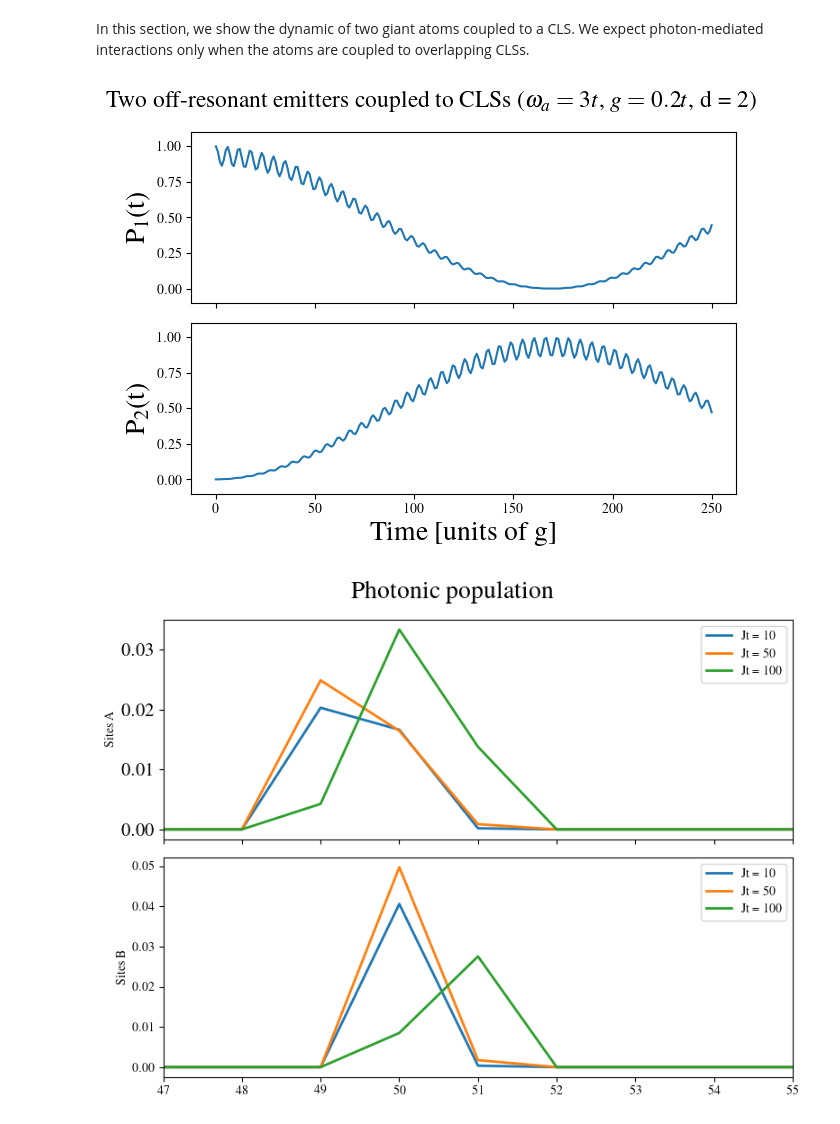
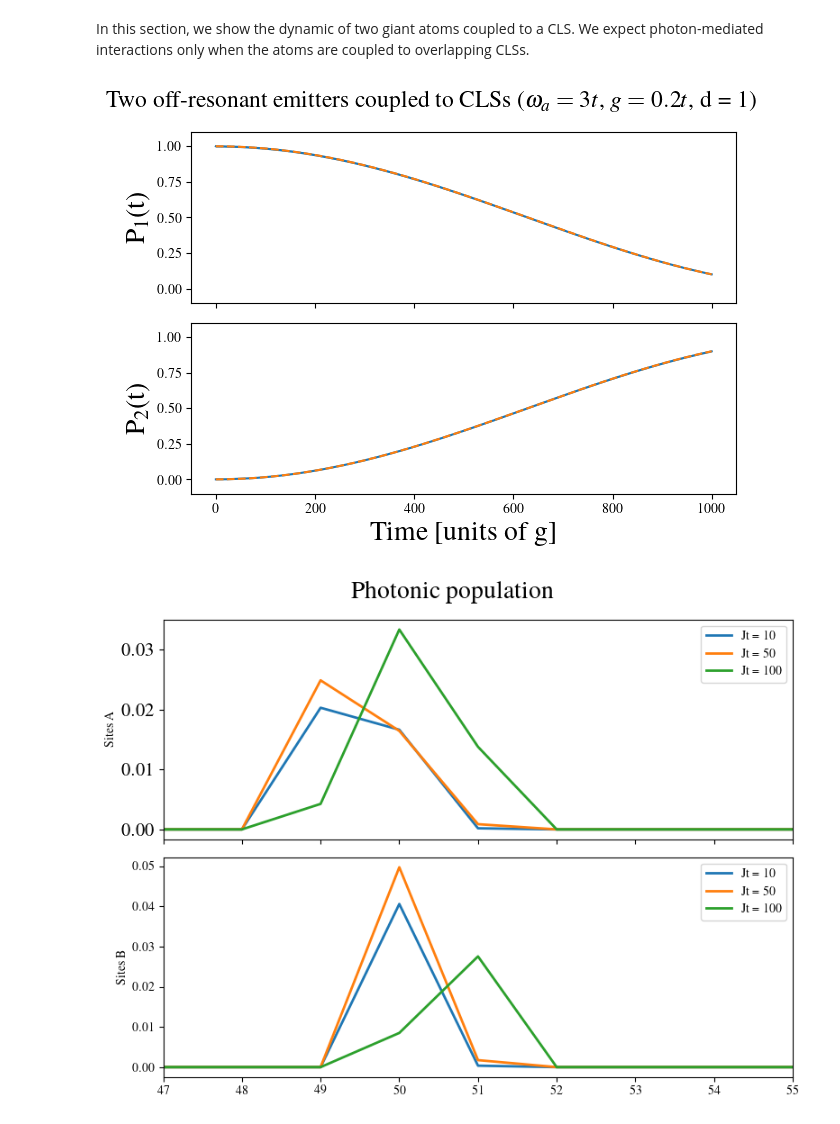
Before and after one commit to enrico0014/QOptics_FB, a Jupyter notebook: sawtooth/ST_emitter.ipynb, the cells around one changed output. Cells and saved outputs as stored; diff of their text form; code cells hidden in the pictures.

Commit message:
Update: in ST_emitter.ipynb new section with giant atoms coupled to CLSs.

```diff
--- a/sawtooth/ST_emitter.ipynb
+++ b/sawtooth/ST_emitter.ipynb
@@ -616,13 +679,13 @@ In this section, we show the dynamic of two giant atoms coupled to a CLS. We exp
 # %%
 omega1 = 3. #atom frequency
 omega2 = 3.
-g = 0.2 #atom-cavity coupling
+g = 0.1 #atom-cavity coupling
 # %%
 H = np.diag([eps_b/2,eps_a/2]*N + [omega1/2,omega2/2])
 H += np.diag([-t_ab]*(2*N -1) + [0,0],k=1)
 H += np.diag([-t_bb,-t_aa]*(N-1) + [0,0],k=2)
 
-d = 2
+d = 0
 H[0,n-2] -= t_bb
 H[0,n-1] -= t_ab
 
@@ -636,7 +699,7 @@ H[N+1+d,-1] -= g/2
 
 H += np.conjugate(H.transpose())
 # %%
-t = np.linspace(0,250,250)
+t = np.linspace(0,1000,1000)
 pop, phot = time_evol(t,H,2,[1.,0.])
 # %%
 eigvals, _ = eigh(H)
@@ -644,23 +707,23 @@ gg = (g**2)/(4*(eigvals[-1]-2))
 # %%
 fig, ax = plt.subplots(nrows=2,ncols=1,sharex=True,tight_layout=1)
 
-plt.suptitle(r"Two off-resonant emitters coupled to CLSs ($\omega_a = 3t$, $g=0.2t$, d = 2)",fontsize=17)
+plt.suptitle(r"Two off-resonant emitters coupled to CLSs ($\omega_a = 3t$, $g=0.2t$, d = 1)",fontsize=17)
 ax[0].plot(t,pop[0]*np.conjugate(pop[0]))
-#ax[0].plot(t,np.cos(gg*t)**2, ls = "--", label=f"$\Omega = {gg:.2e}$")
+ax[0].plot(t,np.cos(gg*t)**2, ls = "--", label=f"$\Omega = {gg:.2e}$")
 ax[1].plot(t,pop[1]*np.conjugate(pop[1]))
-#ax[1].plot(t,np.sin(gg*t)**2, ls= "--")
+ax[1].plot(t,np.sin(gg*t)**2, ls= "--")
 
 ax[0].set_ylabel(r"P$_1$(t)",fontsize=20)
 ax[1].set_ylabel(r"P$_2$(t)",fontsize=20)
 ax[1].set_xlabel("Time [units of g]",fontsize=20)
 
 ax[0].set_ylim(-0.1,1.1)
 ax[1].set_ylim(-0.1,1.1)
 #ax[0].legend()
 
 plt.show()
 # %% [output]
-[figure, old version]
+[figure, new version]
 # %%
 pop_phot = np.zeros((n,len(t)))
 
```
Also changed, not shown: parts of 10 cells of this notebook, 2 other files.
